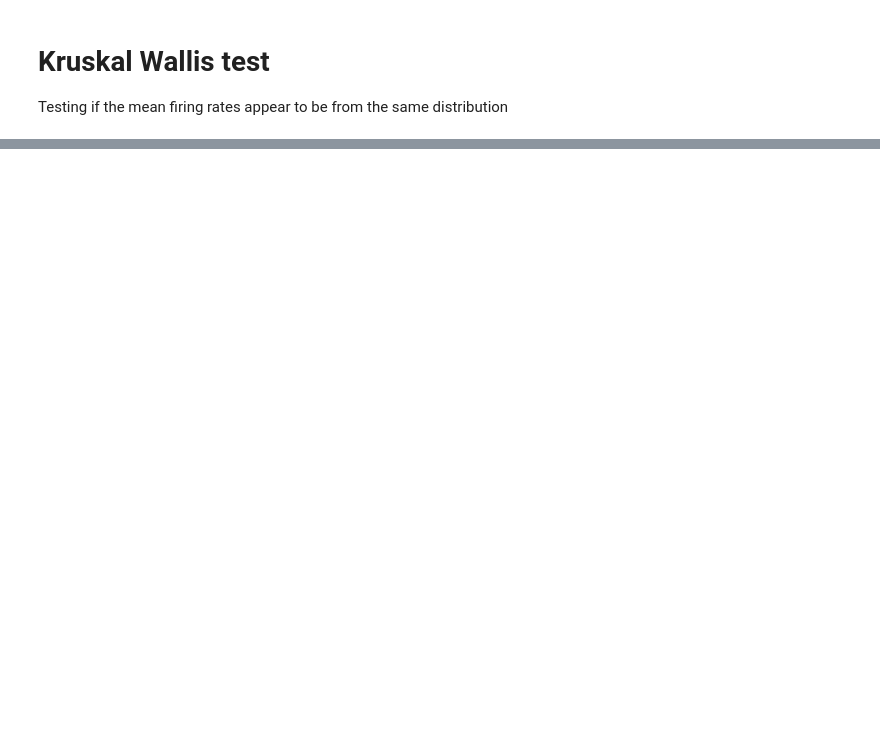
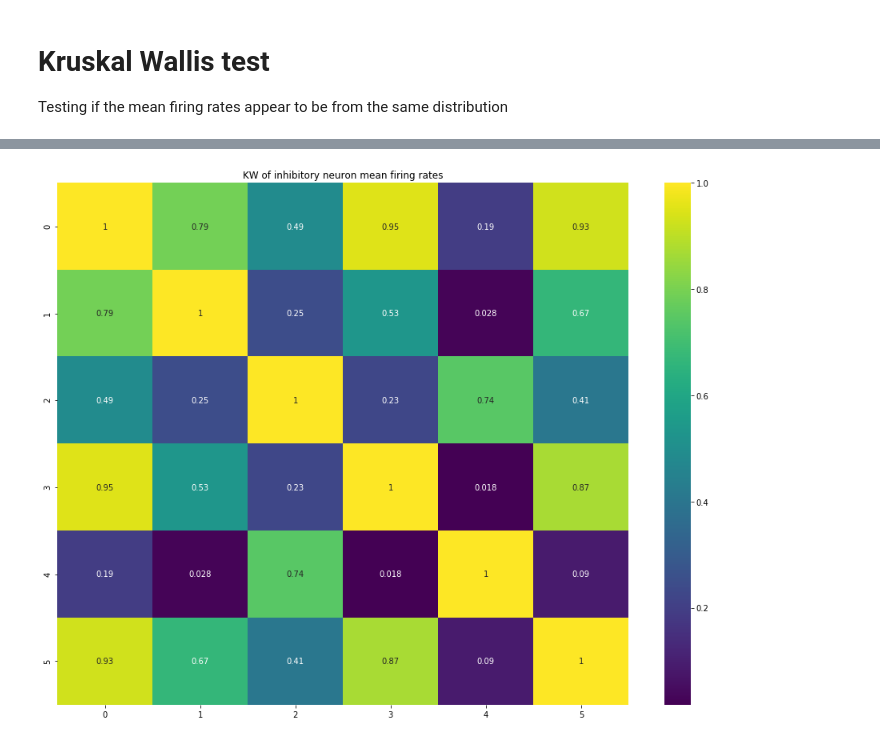
Before and after one commit to Mikkolehtimaki/eitn_model_validation, a Jupyter notebook: kruskal_wallis_tests.ipynb, the cells around one changed output, grey strips where cells are left out. Saved outputs shown, nothing was run; the diff lists cells and outputs as text; code cells hidden in the pictures; blank space fills up the shorter version.

```diff
--- a/kruskal_wallis_tests.ipynb
+++ b/kruskal_wallis_tests.ipynb
@@ -56,0 +62,5 @@ print(kw_stats)
+# %%
+inh_mean_firing_rates = [[vf.mean_firing_rate(x) for x in measurement] for measurement in inh]
+kw_stats = vf.kw_pairwise(inh_mean_firing_rates, title='KW of inhibitory neuron mean firing rates')
+# %% [output]
+[figure, added]
```
Also changed, not shown: parts of 7 cells of this notebook.
